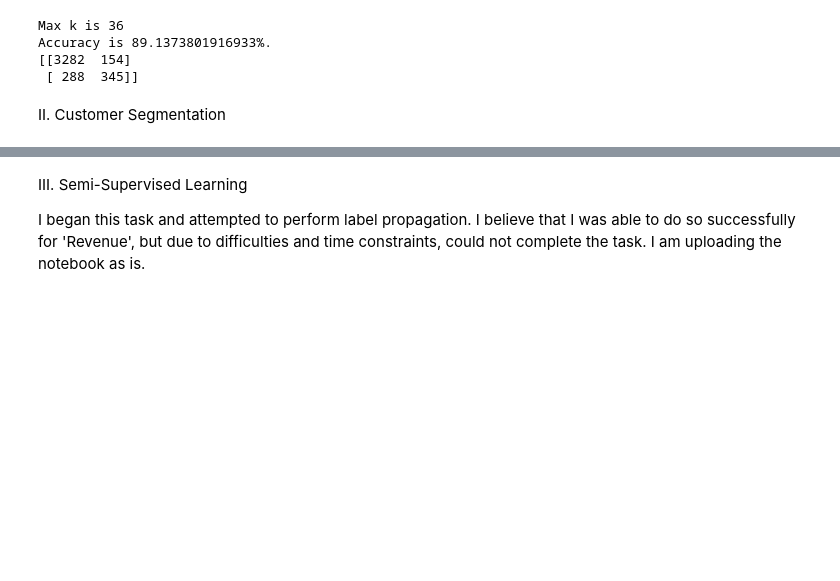
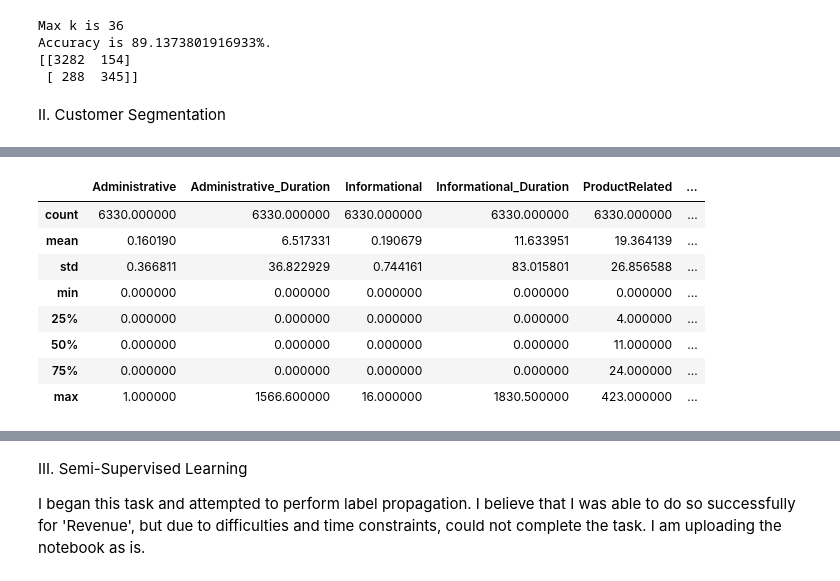
Before and after one commit to rajivvelury/FourthBrainMT, a Jupyter notebook: Midterm.ipynb, the cells around one changed output, grey strips where cells are left out. Saved outputs shown, nothing was run; the diff lists cells and outputs as text; code cells hidden in the pictures; blank space fills up the shorter version.

```diff
--- a/Midterm.ipynb
+++ b/Midterm.ipynb
@@ -269,0 +294,12 @@ data_cluster0.astype('object').describe()
+# %%
+data_cluster8.describe()
+# %% [output]
+|  | Administrative | Administrative_Duration | Informational | Informational_Duration | ProductRelated | ... |
+| count | 6330.000000 | 6330.000000 | 6330.000000 | 6330.000000 | 6330.000000 | ... |
+| mean | 0.160190 | 6.517331 | 0.190679 | 11.633951 | 19.364139 | ... |
+| std | 0.366811 | 36.822929 | 0.744161 | 83.015801 | 26.856588 | ... |
+| min | 0.000000 | 0.000000 | 0.000000 | 0.000000 | 0.000000 | ... |
+| 25% | 0.000000 | 0.000000 | 0.000000 | 0.000000 | 4.000000 | ... |
+| 50% | 0.000000 | 0.000000 | 0.000000 | 0.000000 | 11.000000 | ... |
+| 75% | 0.000000 | 0.000000 | 0.000000 | 0.000000 | 24.000000 | ... |
+| max | 1.000000 | 1566.600000 | 16.000000 | 1830.500000 | 423.000000 | ... |
```
Also changed, not shown: parts of 16 cells of this notebook.
